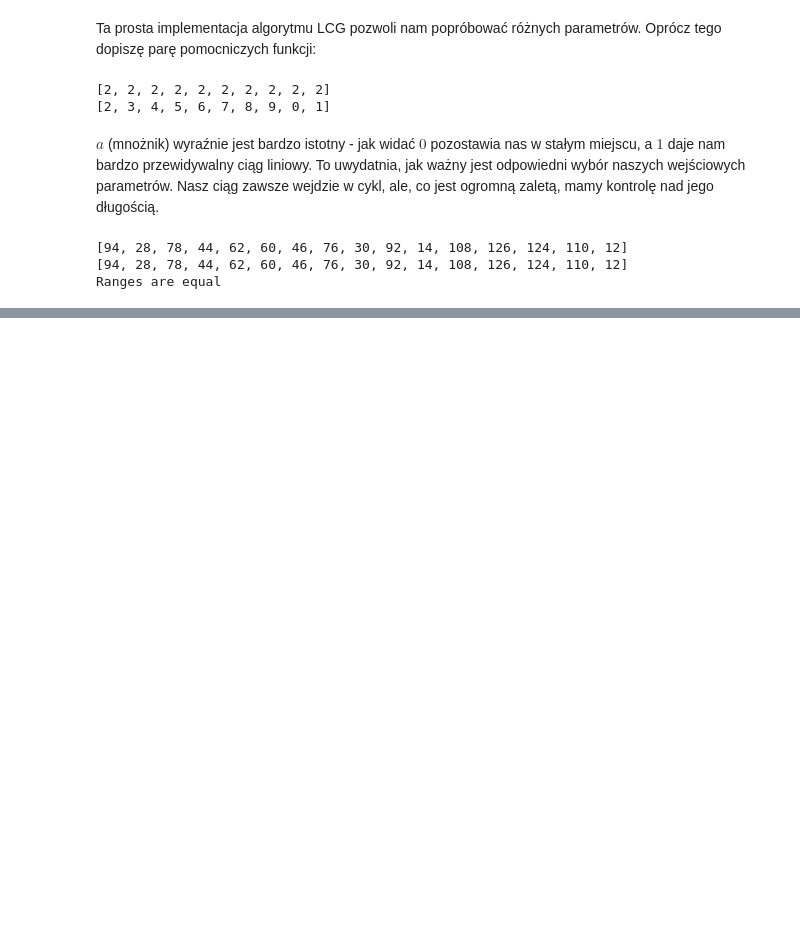
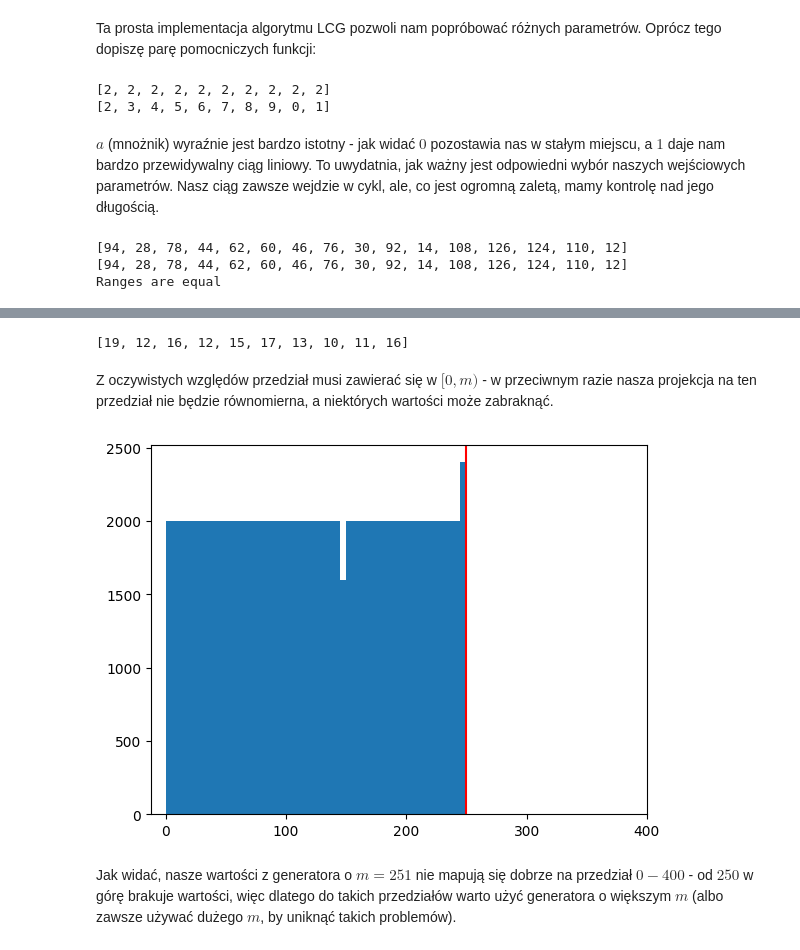
Before and after one commit to ashbork/generatory-losowe-lcm, a Jupyter notebook: chapters/lcg.ipynb, the cells around one changed output, grey strips where cells are left out. Cells and saved outputs as stored; diff of their text form; code cells hidden in the pictures; blank space fills up the shorter version.

```diff
--- a/chapters/lcg.ipynb
+++ b/chapters/lcg.ipynb
@@ -164,0 +192,29 @@ W naszym prostym teście możemy zauważyć, że operacja modulo rzeczywiście j
+# %%
+def random_range(
+    gen: Iterator[int], bounds: tuple[int, int]) -> Iterator[int]:
+    start, end = bounds
+    while True:
+        yield start + (next(gen) % (end - start))
+# %%
+generator = lcg(251, 33, 1, time.time_ns() % 251)
+
+gen = random_range(generator, (10, 20))
+
+print_n(gen, 10)
+# %% [output]
+[19, 12, 16, 12, 15, 17, 13, 10, 11, 16]
+# %% [markdown]
+Z oczywistych względów przedział musi zawierać się w $[0, m)$ - w przeciwnym razie nasza projekcja na ten przedział nie będzie równomierna, a niektórych wartości może zabraknąć.
+# %%
+gen = random_range(generator, (0, 400))
+
+values = [next(gen) for _ in range(100000)]
+
+plt.hist(values, bins=50)
+plt.xticks(range(0, 500, 100))
+plt.axvline(x=250, color="red")
+plt.show()
+# %% [output]
+[figure, added]
+# %% [markdown]
+Jak widać, nasze wartości z generatora o $m = 251$ nie mapują się dobrze na przedział $0-400$ - od $250$ w górę brakuje wartości, więc dlatego do takich przedziałów warto użyć generatora o większym $m$ (albo zawsze używać dużego $m$, by uniknąć takich problemów).
```
Also changed, not shown: parts of 11 cells of this notebook.
